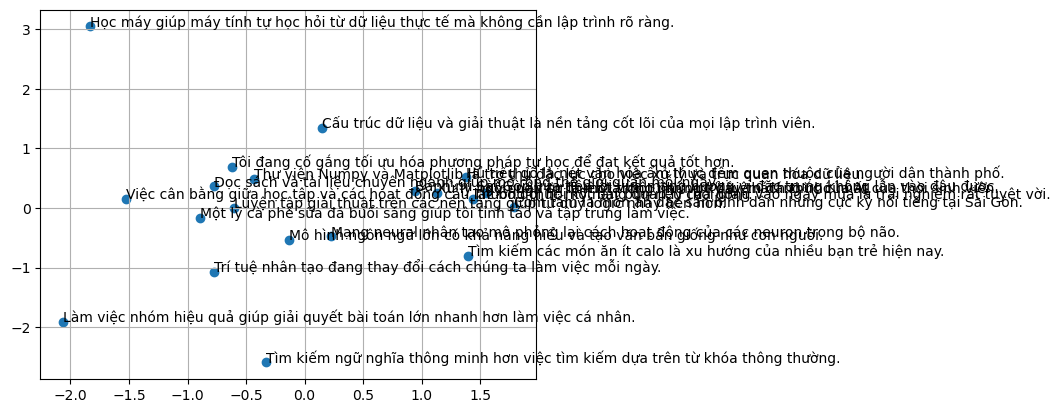
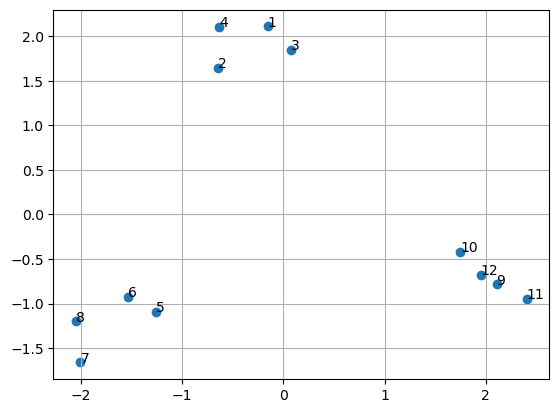
The notebook cell's code change between the first figure and the second:
--- before
+++ after
@@ -1,10 +1,12 @@
-Xc = X - X.mean(axis =0) # center du lieu
+Xc = X - X.mean(axis=0)
 U, S, Vt = np.linalg.svd(Xc , full_matrices=False)
 coords = U[:, :2] * S[:2]
-x_coor = coords[0:,0]
-y_coor = coords[0:,1]
+x_coor = coords[:,0]
+y_coor = coords[:,1]
 plt.scatter(x_coor, y_coor)
+print("Danh sách các câu:")
 for ind, label in enumerate(cau):
-    plt.annotate(cau[ind], (x_coor[ind], y_coor[ind]))
+    plt.annotate(str(ind+1), (x_coor[ind], y_coor[ind]))
+    print(f'{ind+1}: {label}')
 plt.grid()
 plt.show()

Commit: week01: hoan thanh bai tap buoi 1